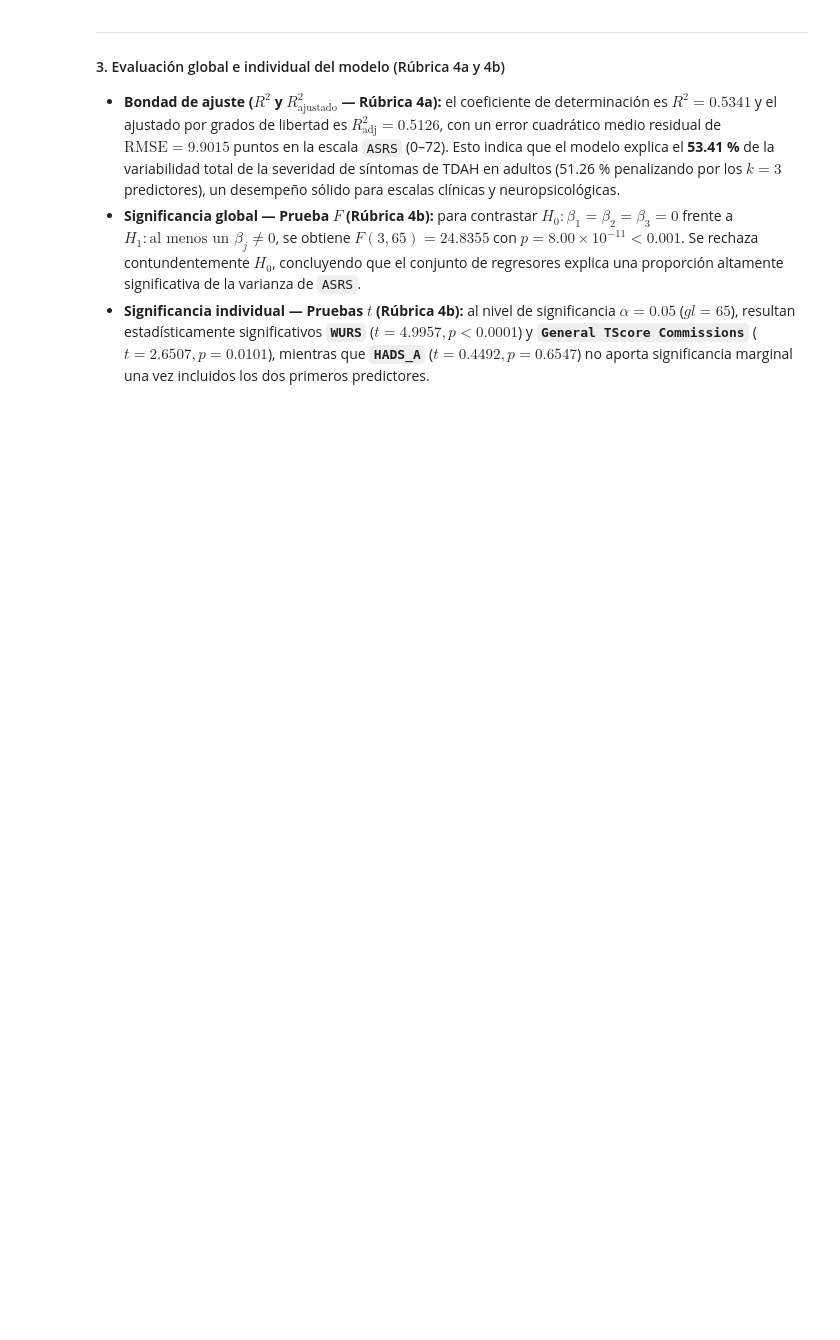
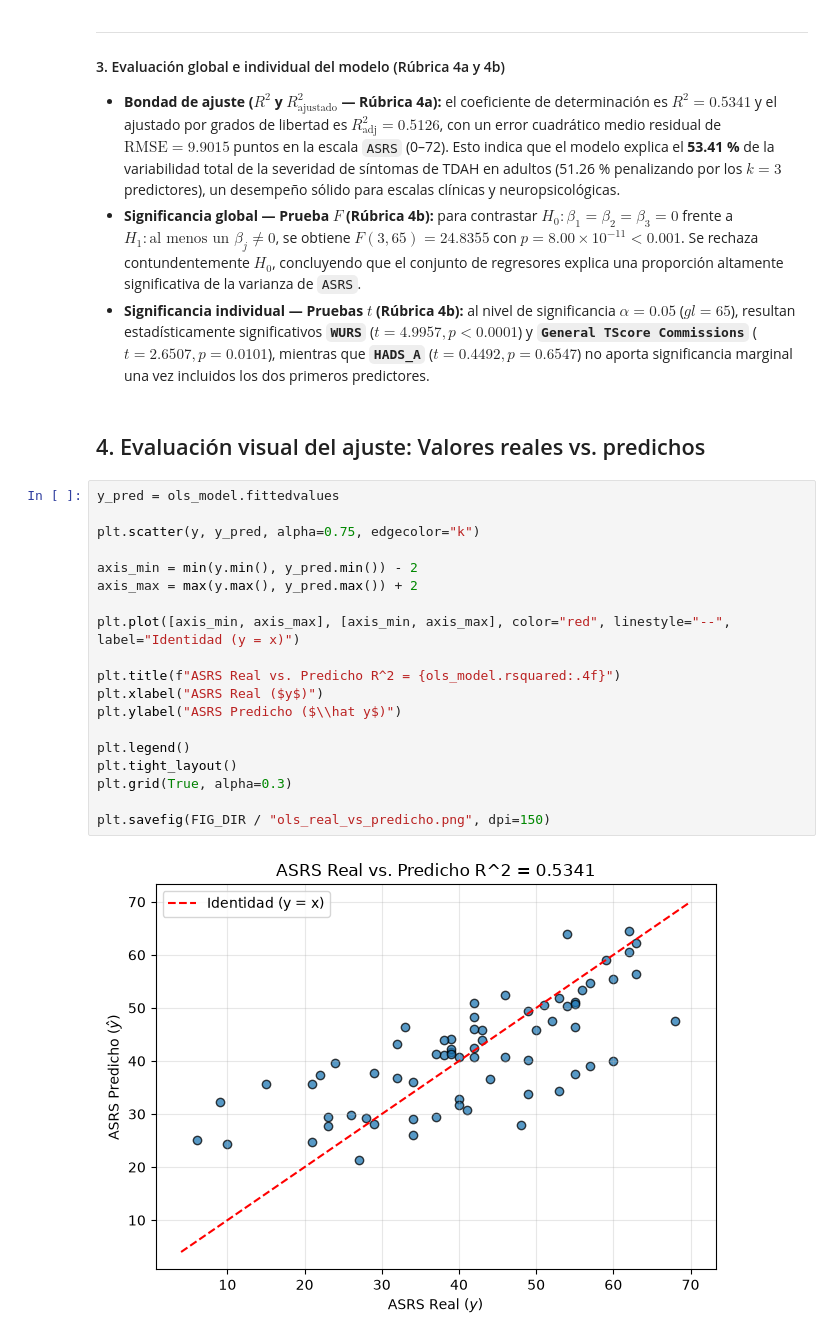
Before and after one commit to a1252765/ARC_project, a Jupyter notebook: notebooks/03_ols_modeling_and_diagnostics.ipynb, the cells around one changed output. Drawn from its saved outputs; the diff is of its cells as text; blank space fills up the shorter version.

```diff
--- a/notebooks/03_ols_modeling_and_diagnostics.ipynb
+++ b/notebooks/03_ols_modeling_and_diagnostics.ipynb
@@ -149,3 +149,26 @@ $$\widehat{\text{ASRS}}_i = 7.6350 + 0.3678\,\text{WURS}_i + 0.3079\,\text{Commi
 - **Bondad de ajuste ($R^2$ y $R^2_{\text{ajustado}}$ — Rúbrica 4a):** el coeficiente de determinación es **$R^2 = 0.5341$** y el ajustado por grados de libertad es **$R^2_{\text{adj}} = 0.5126$**, con un error cuadrático medio residual de **$\text{RMSE} = 9.9015$** puntos en la escala `ASRS` (0–72). Esto indica que el modelo explica el **53.41 %** de la variabilidad total de la severidad de síntomas de TDAH en adultos (51.26 % penalizando por los $k = 3$ predictores), un desempeño sólido para escalas clínicas y neuropsicológicas.
 - **Significancia global — Prueba $F$ (Rúbrica 4b):** para contrastar $H_0: \beta_1 = \beta_2 = \beta_3 = 0$ frente a $H_1: \text{al menos un } \beta_j \neq 0$, se obtiene **$F(3, 65) = 24.8355$** con **$p = 8.00 \times 10^{-11} < 0.001$**. Se rechaza contundentemente $H_0$, concluyendo que el conjunto de regresores explica una proporción altamente significativa de la varianza de `ASRS`.
 - **Significancia individual — Pruebas $t$ (Rúbrica 4b):** al nivel de significancia $\alpha = 0.05$ ($gl = 65$), resultan estadísticamente significativos **`WURS`** ($t = 4.9957, p < 0.0001$) y **`General TScore Commissions`** ($t = 2.6507, p = 0.0101$), mientras que **`HADS_A`** ($t = 0.4492, p = 0.6547$) no aporta significancia marginal una vez incluidos los dos primeros predictores.
+# %% [markdown]
+## 4. Evaluación visual del ajuste: Valores reales vs. predichos
+# %%
+y_pred = ols_model.fittedvalues
+
+plt.scatter(y, y_pred, alpha=0.75, edgecolor="k")
+
+axis_min = min(y.min(), y_pred.min()) - 2
+axis_max = max(y.max(), y_pred.max()) + 2
+
+plt.plot([axis_min, axis_max], [axis_min, axis_max], color="red", linestyle="--", label="Identidad (y = x)")
+
+plt.title(f"ASRS Real vs. Predicho R^2 = {ols_model.rsquared:.4f}")
+plt.xlabel("ASRS Real ($y$)")
+plt.ylabel("ASRS Predicho ($\\hat y$)")
+
+plt.legend()
+plt.tight_layout()
+plt.grid(True, alpha=0.3)
+
+plt.savefig(FIG_DIR / "ols_real_vs_predicho.png", dpi=150)
+# %% [output]
+[figure, added]
```
Also changed, not shown: parts of 8 cells of this notebook, 4 other files.
